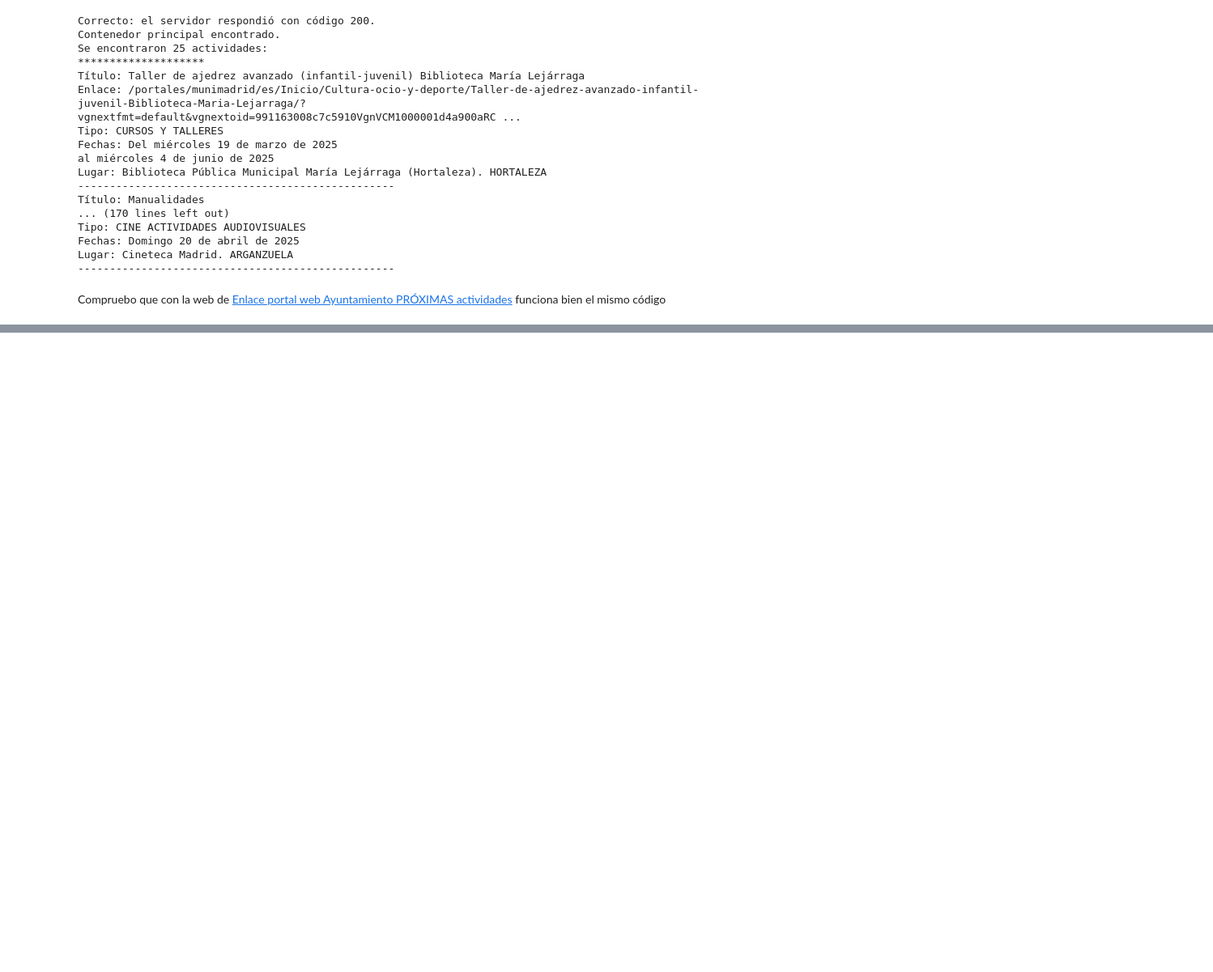
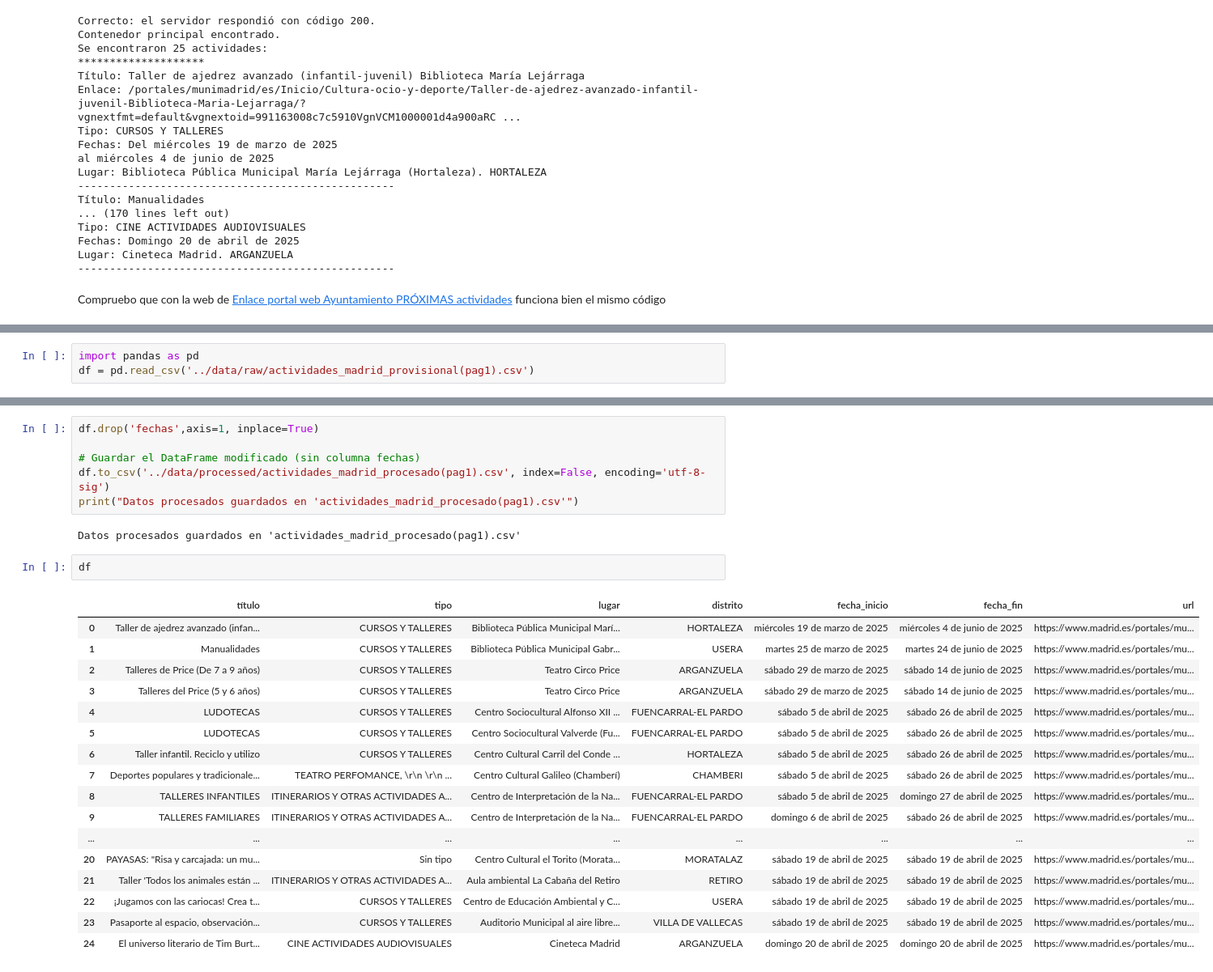
Before and after one commit to abdonrb/desafio_tripulaciones, a Jupyter notebook: notebooks/01_Datos_Actividades_Infantiles_Madrid_WS_agv.ipynb, the cells around one changed output, grey strips where cells are left out. Shown at 81% size. Saved outputs shown, nothing was run; the diff lists cells and outputs as text; blank space fills up the shorter version.

```diff
--- a/notebooks/01_Datos_Actividades_Infantiles_Madrid_WS_agv.ipynb
+++ b/notebooks/01_Datos_Actividades_Infantiles_Madrid_WS_agv.ipynb
@@ -225,0 +300,3 @@ eventos
+# %%
+import pandas as pd
+df = pd.read_csv('../data/raw/actividades_madrid_provisional(pag1).csv')
@@ -225,0 +373,28 @@ eventos
+# %%
+df.drop('fechas',axis=1, inplace=True)
+
+# Guardar el DataFrame modificado (sin columna fechas)
+df.to_csv('../data/processed/actividades_madrid_procesado(pag1).csv', index=False, encoding='utf-8-sig')
+print("Datos procesados guardados en 'actividades_madrid_procesado(pag1).csv'")
+# %% [output]
+Datos procesados guardados en 'actividades_madrid_procesado(pag1).csv'
+# %%
+df
+# %% [output]
+|  | título | tipo | lugar | distrito | fecha_inicio | fecha_fin | url |
+| 0 | Taller de ajedrez avanzado (infan... | CURSOS Y TALLERES | Biblioteca Pública Municipal Marí... | HORTALEZA | miércoles 19 de marzo de 2025 | miércoles 4 de junio de 2025 | https://www.madrid.es/portales/mu... |
+| 1 | Manualidades | CURSOS Y TALLERES | Biblioteca Pública Municipal Gabr... | USERA | martes 25 de marzo de 2025 | martes 24 de junio de 2025 | https://www.madrid.es/portales/mu... |
+| 2 | Talleres de Price (De 7 a 9 años) | CURSOS Y TALLERES | Teatro Circo Price | ARGANZUELA | sábado 29 de marzo de 2025 | sábado 14 de junio de 2025 | https://www.madrid.es/portales/mu... |
+| 3 | Talleres del Price (5 y 6 años) | CURSOS Y TALLERES | Teatro Circo Price | ARGANZUELA | sábado 29 de marzo de 2025 | sábado 14 de junio de 2025 | https://www.madrid.es/portales/mu... |
+| 4 | LUDOTECAS | CURSOS Y TALLERES | Centro Sociocultural Alfonso XII ... | FUENCARRAL-EL PARDO | sábado 5 de abril de 2025 | sábado 26 de abril de 2025 | https://www.madrid.es/portales/mu... |
+| 5 | LUDOTECAS | CURSOS Y TALLERES | Centro Sociocultural Valverde (Fu... | FUENCARRAL-EL PARDO | sábado 5 de abril de 2025 | sábado 26 de abril de 2025 | https://www.madrid.es/portales/mu... |
+| 6 | Taller infantil. Reciclo y utilizo | CURSOS Y TALLERES | Centro Cultural Carril del Conde ... | HORTALEZA | sábado 5 de abril de 2025 | sábado 26 de abril de 2025 | https://www.madrid.es/portales/mu... |
+| 7 | Deportes populares y tradicionale... | TEATRO PERFOMANCE, \r\n \r\n ... | Centro Cultural Galileo (Chamberí) | CHAMBERI | sábado 5 de abril de 2025 | sábado 26 de abril de 2025 | https://www.madrid.es/portales/mu... |
+| 8 | TALLERES INFANTILES | ITINERARIOS Y OTRAS ACTIVIDADES A... | Centro de Interpretación de la Na... | FUENCARRAL-EL PARDO | sábado 5 de abril de 2025 | domingo 27 de abril de 2025 | https://www.madrid.es/portales/mu... |
+| 9 | TALLERES FAMILIARES | ITINERARIOS Y OTRAS ACTIVIDADES A... | Centro de Interpretación de la Na... | FUENCARRAL-EL PARDO | domingo 6 de abril de 2025 | sábado 26 de abril de 2025 | https://www.madrid.es/portales/mu... |
+| ... | ... | ... | ... | ... | ... | ... | ... |
+| 20 | PAYASAS: "Risa y carcajada: un mu... | Sin tipo | Centro Cultural el Torito (Morata... | MORATALAZ | sábado 19 de abril de 2025 | sábado 19 de abril de 2025 | https://www.madrid.es/portales/mu... |
+| 21 | Taller 'Todos los animales están ... | ITINERARIOS Y OTRAS ACTIVIDADES A... | Aula ambiental La Cabaña del Retiro | RETIRO | sábado 19 de abril de 2025 | sábado 19 de abril de 2025 | https://www.madrid.es/portales/mu... |
+| 22 | ¡Jugamos con las cariocas! Crea t... | CURSOS Y TALLERES | Centro de Educación Ambiental y C... | USERA | sábado 19 de abril de 2025 | sábado 19 de abril de 2025 | https://www.madrid.es/portales/mu... |
+| 23 | Pasaporte al espacio, observación... | CURSOS Y TALLERES | Auditorio Municipal al aire libre... | VILLA DE VALLECAS | sábado 19 de abril de 2025 | sábado 19 de abril de 2025 | https://www.madrid.es/portales/mu... |
+| 24 | El universo literario de Tim Burt... | CINE ACTIVIDADES AUDIOVISUALES | Cineteca Madrid | ARGANZUELA | domingo 20 de abril de 2025 | domingo 20 de abril de 2025 | https://www.madrid.es/portales/mu... |
```
Also changed, not shown: parts of 10 cells of this notebook, 2 other files.
